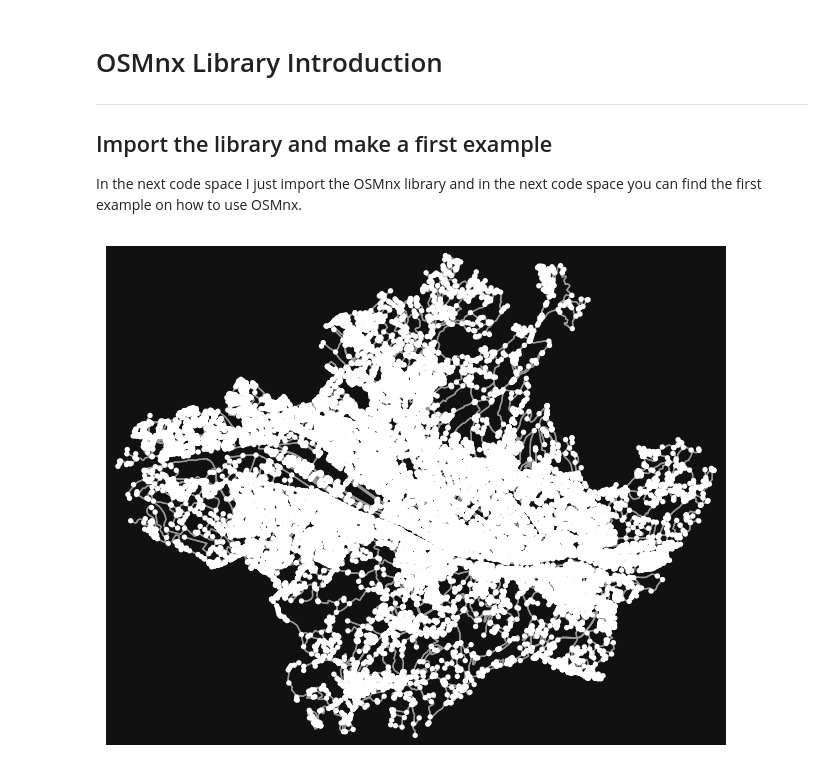
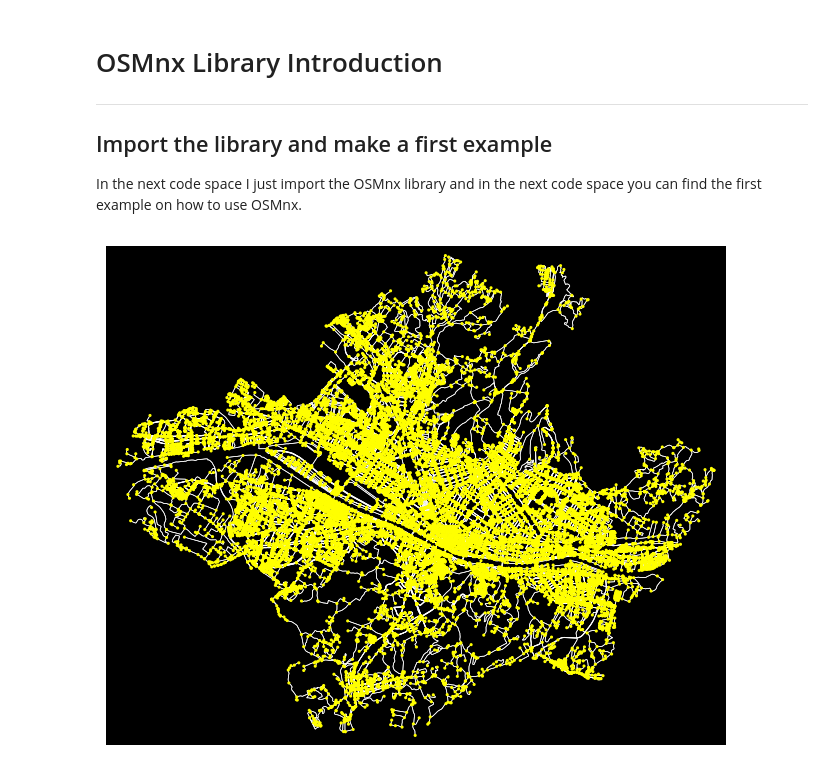
Before and after one commit to dimuzzo/testing-project, a Jupyter notebook: OSMnx/test_number1.ipynb, the cells around one changed output. Saved outputs shown, nothing was run; the diff lists cells and outputs as text; code cells hidden in the pictures.

Commit message:
Added new comments and made a better graph

```diff
--- a/OSMnx/test_number1.ipynb
+++ b/OSMnx/test_number1.ipynb
@@ -10,8 +12,22 @@ In the next code space I just import the OSMnx library and in the next code spac
 import osmnx as ox
 import matplotlib
 # %%
+# Searches on OpenStreetMap the place it indicates (in this case "Florence, Italy"),
+# downloads the road network of that area,
+# builds a graph where:
+# - the nodes are intersections, points of interest, etc.
+# - the edges are the road segments that connect the nodes.
+# - walk = walkable streets
+
 graph = ox.graph_from_place("Florence, Italy", network_type="walk")
 
-fig, ax = ox.plot_graph(graph)
+fig, ax = ox.plot_graph(
+    graph,
+    node_color='yellow',
+    node_size=5,
+    edge_color='white',
+    edge_linewidth=0.5,
+    bgcolor='black'
+)
 # %% [output]
-[figure, old version]
+[figure, new version]
```
Also changed, not shown: parts of 1 cell of this notebook.
